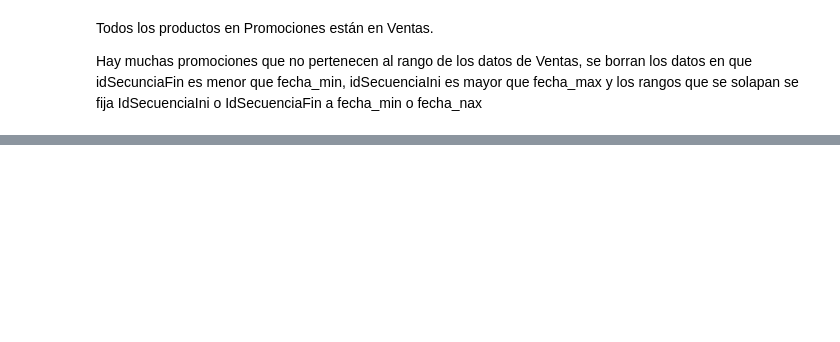
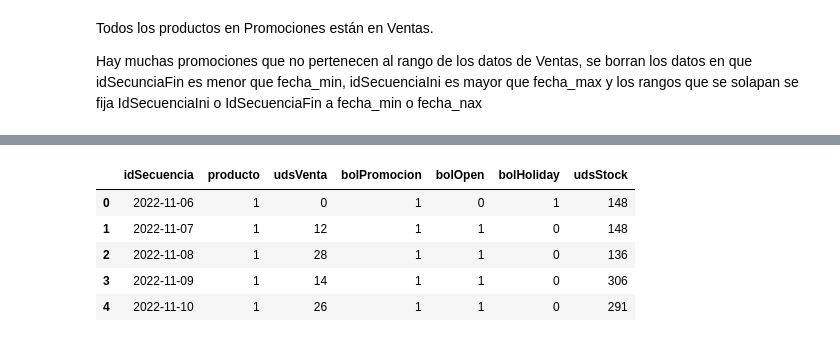
Before and after one commit to jmorala/TFMDS, a Jupyter notebook: cuadernos/01_exploracion_datos.ipynb, the cells around one changed output, grey strips where cells are left out. Saved outputs shown, nothing was run; the diff lists cells and outputs as text; code cells hidden in the pictures; blank space fills up the shorter version.

```diff
--- a/cuadernos/01_exploracion_datos.ipynb
+++ b/cuadernos/01_exploracion_datos.ipynb
@@ -507,0 +403,15 @@ plt.show()
+# %%
+# Ruta relativa del archivo CSV
+RUTA_DATOS = 'datos/Stock.csv'
+
+# Cargar el archivo en un DataFrame de Pandas
+dfstock = pd.read_csv(RUTA_DATOS, sep=';',
+    parse_dates=['idSecuencia'],
+    date_format='%Y%m%d')
+
+# Muestra las primeras filas y la información de las columnas para iniciar la exploración
+print("Primeras filas del DataFrame:")
+print(dfstock.head())
+
+print("\nInformación de las columnas y tipos de datos:")
+dfstock.info()
@@ -507,0 +508,63 @@ plt.show()
+# %%
+# Resultado: df_final con columnas: idSecuencia, producto, udsVenta, bolPromocion, bolOpen, bolHoliday
+from collections import defaultdict
+
+# Construir un diccionario producto -> lista de intervalos (inicio, fin)
+promotions_dict = defaultdict(list)
+for row in dfpromociones[['producto', 'idSecuenciaIni', 'idSecuenciaFin']].itertuples(index=False):
+    prod, inicio, fin = row
+    promotions_dict[prod].append((inicio, fin))
+
+# Merge con calendario para obtener bolOpen y bolHoliday
+df_merged = dfventas.merge(
+    dfcalendario[['idSecuencia', 'bolOpen', 'bolHoliday']],
+    on='idSecuencia',
+    how='left'
+)
+
+# Función que determina si en una fecha dada hay promoción para ese producto
+def _has_promo(prod, fecha):
+    intervals = promotions_dict.get(prod)
+    if not intervals:
+        return 0
+    for inicio, fin in intervals:
+        if inicio <= fecha <= fin:
+            return 1
+    return 0
+
+# Aplicar la función por filas
+df_merged['bolPromocion'] = df_merged.apply(lambda r: _has_promo(r['producto'], r['idSecuencia']), axis=1).astype(int)
+
+# Incorporar a df_merged el valor de udsStock, en que producto y idSecuencia coincidan
+df_merged = df_merged.merge(
+    dfstock[['producto', 'idSecuencia', 'udsStock']],
+    on=['producto', 'idSecuencia'],
+    how='left'
+)
+
+# Seleccionar y reordenar columnas finales
+cols = ['idSecuencia', 'producto', 'udsVenta', 'bolPromocion', 'bolOpen', 'bolHoliday', 'udsStock']
+existing_cols = [c for c in cols if c in df_merged.columns]
+df_final = df_merged[existing_cols].copy()
+
+# Verificaciones rápidas
+print('df_final shape:', df_final.shape)
+print('\nValores únicos en bolPromocion:', df_final['bolPromocion'].unique())
+print('Filas con promoción (bolPromocion==1):', int(df_final['bolPromocion'].sum()))
+print('Filas sin promoción (bolPromocion==0):', len(df_final) - int(df_final['bolPromocion'].sum()))
+print('\nValores únicos en bolOpen:', df_final['bolOpen'].unique())
+print('Valores con bolOpen == 1:', int(df_final['bolOpen'].sum()))
+print('Valores con bolOpen == 0:', len(df_final) - int(df_final['bolOpen'].sum()))
+print('\nValores únicos en bolHoliday:', df_final['bolHoliday'].unique())
+print('Valores con bolHoliday == 1:', int(df_final['bolHoliday'].sum()))
+print('Valores con bolHoliday == 0:', len(df_final) - int(df_final['bolHoliday'].sum()))
+print('\nExisten valores nulos en df_final?:', df_final.isnull().any().any())
+
+# Para cada producto contar cuantas filas tiene
+prod_vc = df_final['producto'].value_counts()
+print("\nNúmero de filas por producto:")
+print(prod_vc)
+print(f'lecturas diferentes: {prod_vc.nunique()}')
+
+df_final.head()
+# %% [output]
@@ -507,0 +588,6 @@ plt.show()
+|  | idSecuencia | producto | udsVenta | bolPromocion | bolOpen | bolHoliday | udsStock |
+| 0 | 2022-11-06 | 1 | 0 | 1 | 0 | 1 | 148 |
+| 1 | 2022-11-07 | 1 | 12 | 1 | 1 | 0 | 148 |
+| 2 | 2022-11-08 | 1 | 28 | 1 | 1 | 0 | 136 |
+| 3 | 2022-11-09 | 1 | 14 | 1 | 1 | 0 | 306 |
+| 4 | 2022-11-10 | 1 | 26 | 1 | 1 | 0 | 291 |
```
Also changed, not shown: parts of 30 cells of this notebook.
